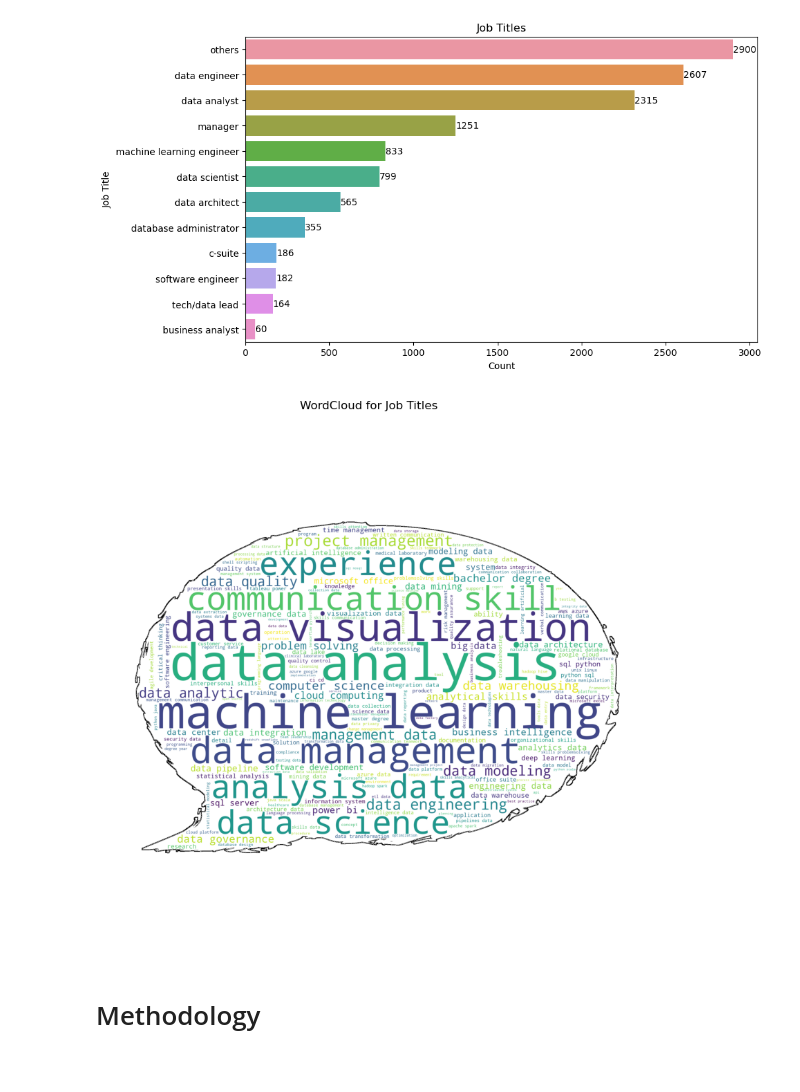
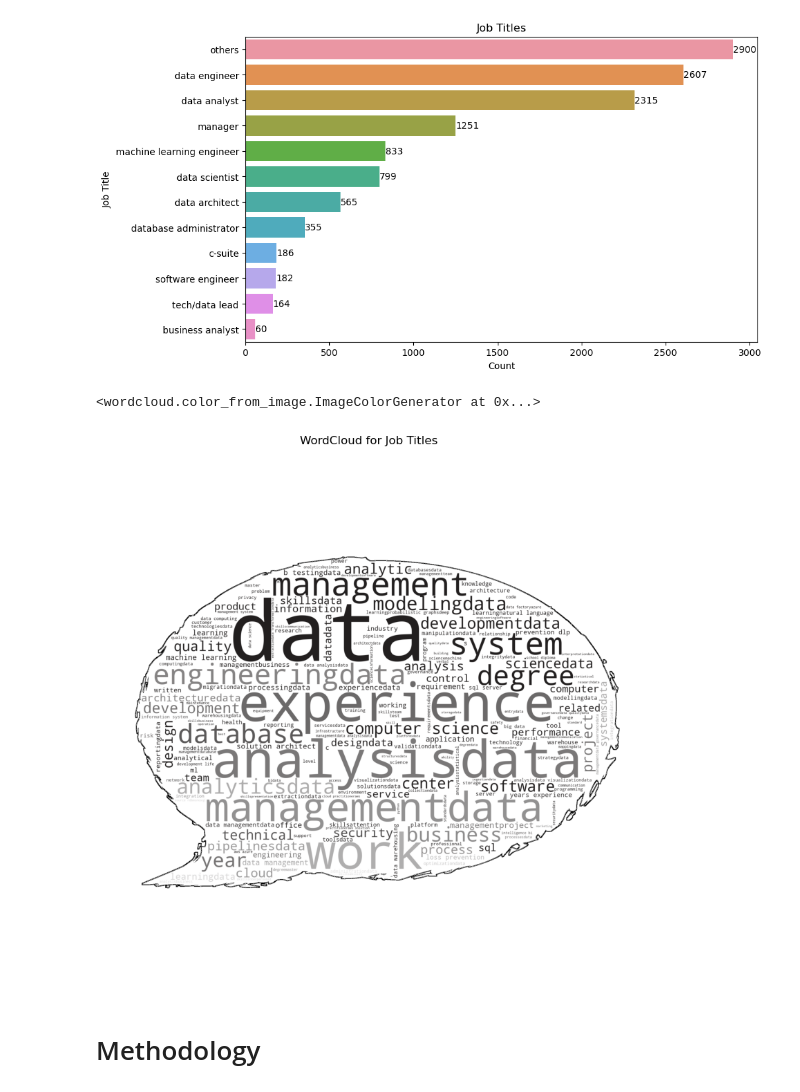
Before and after one commit to vsitucal-personal/DMW2_Final, a Jupyter notebook: DMW2_not_interactive SAB_V.ipynb, the cells around one changed output. Drawn from its saved outputs; the diff is of its cells as text; code cells hidden in the pictures.

```diff
--- a/DMW2_not_interactive SAB_V.ipynb
+++ b/DMW2_not_interactive SAB_V.ipynb
@@ -116,31 +116,35 @@ list_of_words = [item for sublist in list_of_lists for item in sublist]
 # %%
 from wordcloud import WordCloud, STOPWORDS
 from PIL import Image
+from wordcloud import ImageColorGenerator
 import matplotlib.pyplot as plt
 import matplotlib.image as mpimg
 from skimage.color import rgb2gray
 import numpy as np
 
-cat_mask = np.array(Image.open('images/comment.png'))
-
+mask = np.array(Image.open('images/comment.png'))
+colors = ImageColorGenerator(mask)
+display(colors)
 # cat_mask = rgb2gray(mpimg.imread('images/alice.png'))
 # display(cat_mask)
 wordcloud = WordCloud(
-    mask=cat_mask,
+    mask=mask,
     background_color='white',
     stopwords=set(STOPWORDS),
     contour_width=1,
     # contour_color='steelblue',
-    min_font_size=1
-).generate(' '.join(list_of_words))
+    min_font_size=3,
+    color_func=colors
+).generate(''.join(list_of_words))
 
 plt.figure(figsize=(10, 10))
 plt.imshow(wordcloud)
 plt.axis("off")
 plt.title("WordCloud for Job Titles")
 plt.show()
 # %% [output]
+<wordcloud.color_from_image.ImageColorGenerator at 0x...>
-[figure, old version]
+[figure, new version]
 # %% [markdown]
 # Methodology
 # %% [markdown]
```
